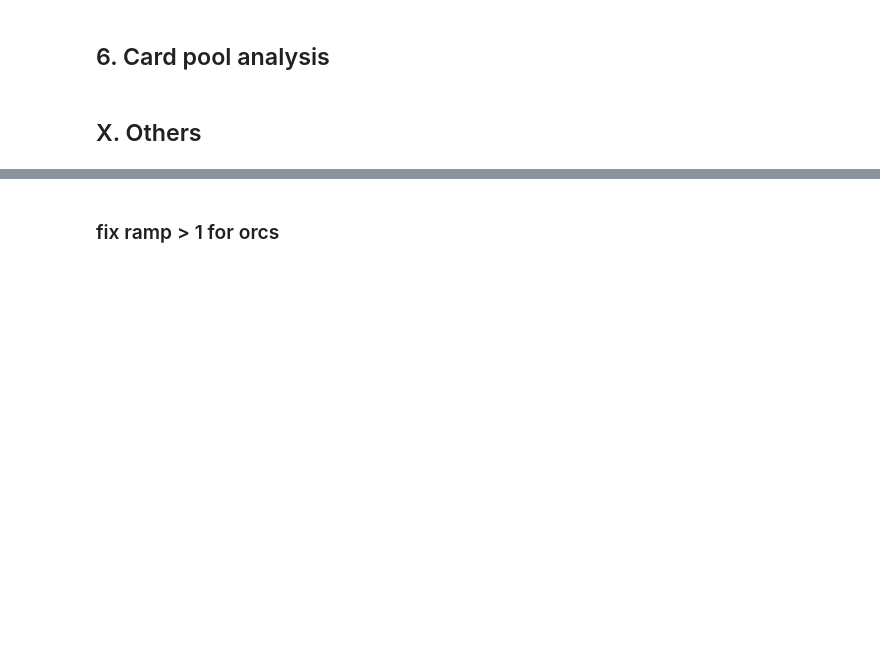
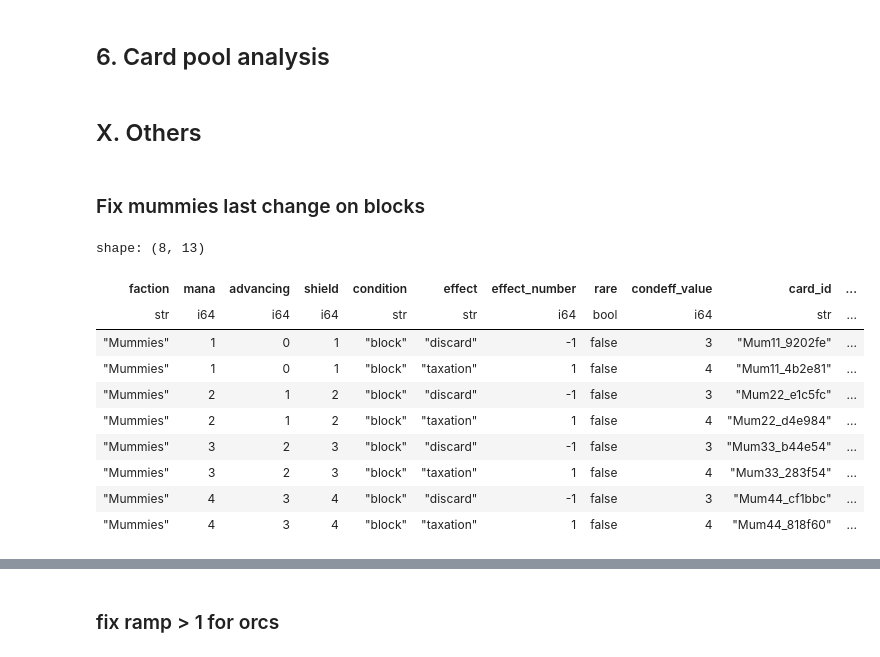
Before and after one commit to jordyBonnet/GlobeRunners_dev, a Jupyter notebook: lib/cardpool/debug_YDB.ipynb, the cells around one changed output, grey strips where cells are left out. Drawn from its saved outputs; the diff is of its cells as text; code cells hidden in the pictures; blank space fills up the shorter version.

```diff
--- a/lib/cardpool/debug_YDB.ipynb
+++ b/lib/cardpool/debug_YDB.ipynb
@@ -1135,3 +1144,20 @@ result_by_effect = filtered_df.group_by(["faction", "effect"]).agg([
 result_by_effect
 # %% [markdown]
 ## X. Others
+# %% [markdown]
+### Fix mummies last change on blocks
+# %%
+previous_df = pl.read_parquet('fac_Mummies_0.6.parquet')
+previous_df.filter(pl.col('condition') == 'block').head(10)
+# %% [output]
+shape: (8, 13)
+| faction | mana | advancing | shield | condition | effect | effect_number | rare | condeff_value | card_id | ... |
+| str | i64 | i64 | i64 | str | str | i64 | bool | i64 | str | ... |
+| "Mummies" | 1 | 0 | 1 | "block" | "discard" | -1 | false | 3 | "Mum11_9202fe" | ... |
+| "Mummies" | 1 | 0 | 1 | "block" | "taxation" | 1 | false | 4 | "Mum11_4b2e81" | ... |
+| "Mummies" | 2 | 1 | 2 | "block" | "discard" | -1 | false | 3 | "Mum22_e1c5fc" | ... |
+| "Mummies" | 2 | 1 | 2 | "block" | "taxation" | 1 | false | 4 | "Mum22_d4e984" | ... |
+| "Mummies" | 3 | 2 | 3 | "block" | "discard" | -1 | false | 3 | "Mum33_b44e54" | ... |
+| "Mummies" | 3 | 2 | 3 | "block" | "taxation" | 1 | false | 4 | "Mum33_283f54" | ... |
+| "Mummies" | 4 | 3 | 4 | "block" | "discard" | -1 | false | 3 | "Mum44_cf1bbc" | ... |
+| "Mummies" | 4 | 3 | 4 | "block" | "taxation" | 1 | false | 4 | "Mum44_818f60" | ... |
```
Also changed, not shown: parts of 9 cells of this notebook, 5 other files.
